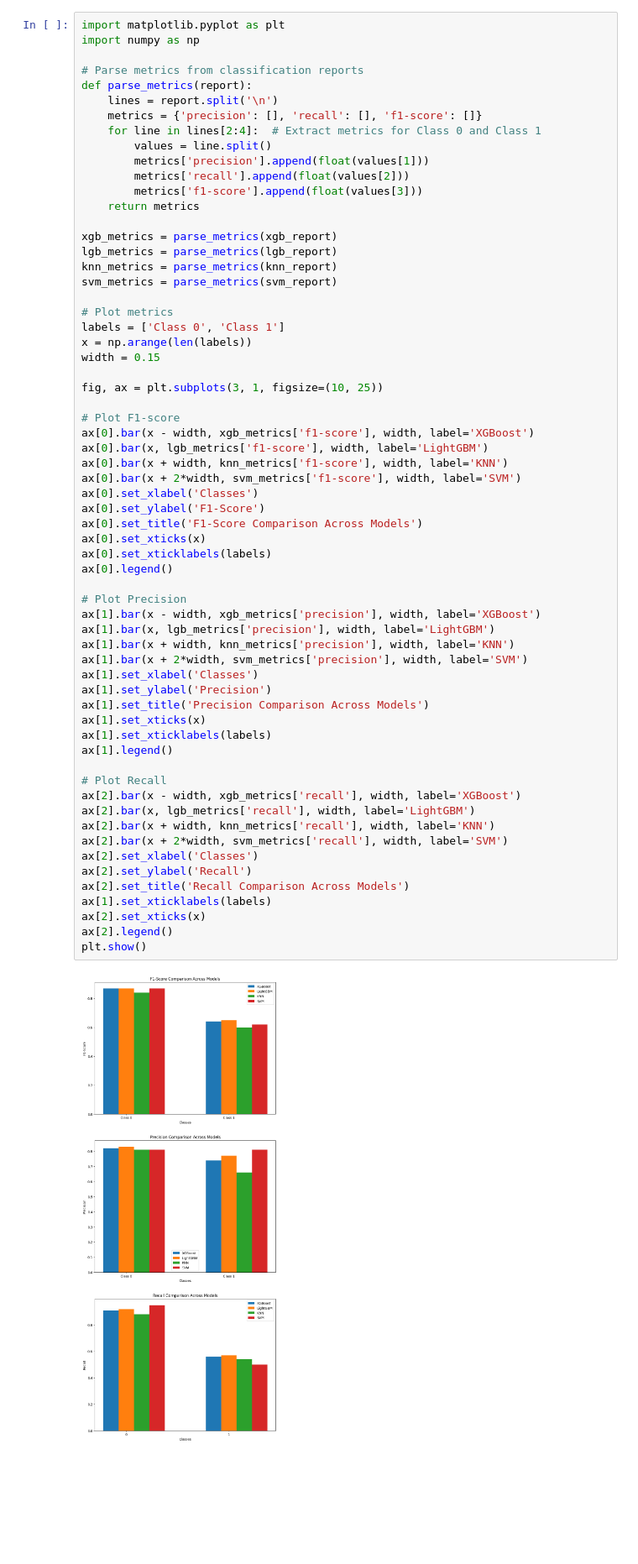
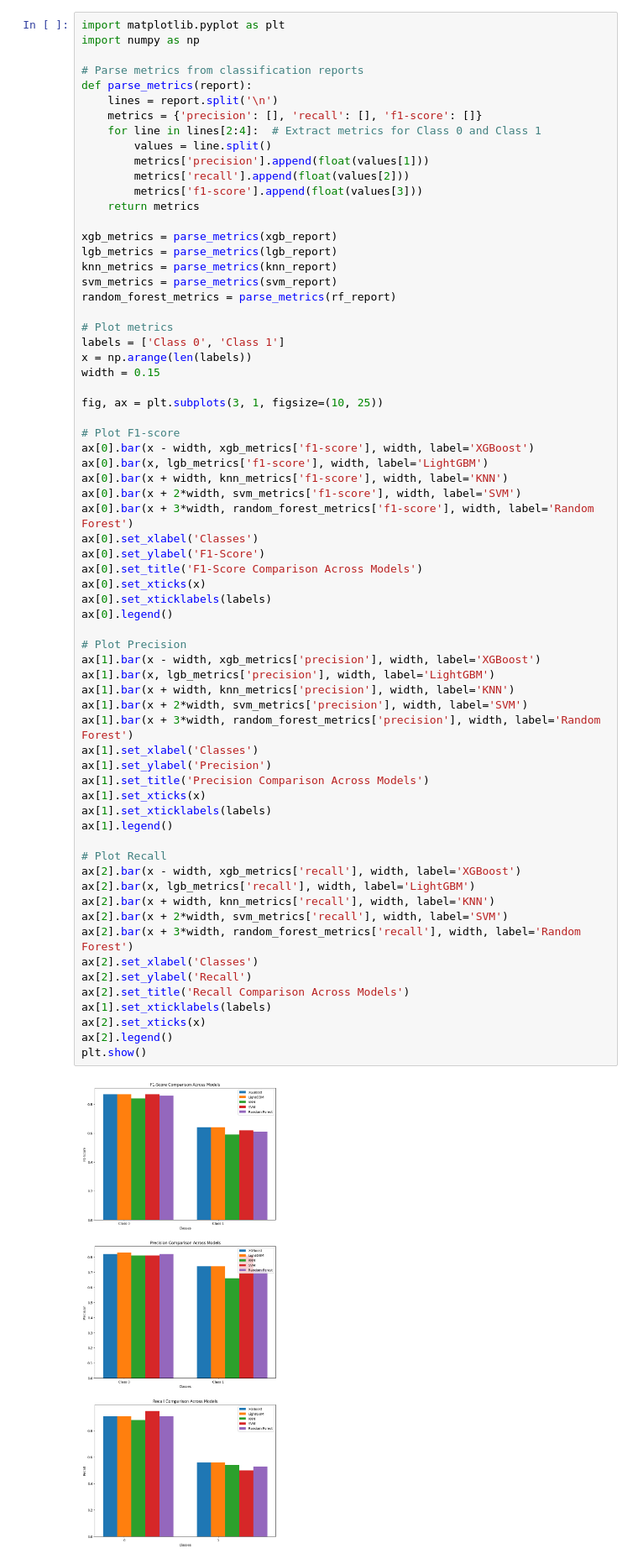
Before and after one commit to WojciechBarczynski/toxicity_prediction, a Jupyter notebook: baseline.ipynb, the cells around one changed output. Shown at 84% size. Cells and saved outputs as stored; diff of their text form; blank space fills up the shorter version.

Commit message:
Add random forest

```diff
--- a/baseline.ipynb
+++ b/baseline.ipynb
@@ -227,6 +302,7 @@ xgb_metrics = parse_metrics(xgb_report)
 lgb_metrics = parse_metrics(lgb_report)
 knn_metrics = parse_metrics(knn_report)
 svm_metrics = parse_metrics(svm_report)
+random_forest_metrics = parse_metrics(rf_report)
 
 # Plot metrics
 labels = ['Class 0', 'Class 1']
@@ -240,36 +316,39 @@ ax[0].bar(x - width, xgb_metrics['f1-score'], width, label='XGBoost')
 ax[0].bar(x, lgb_metrics['f1-score'], width, label='LightGBM')
 ax[0].bar(x + width, knn_metrics['f1-score'], width, label='KNN')
 ax[0].bar(x + 2*width, svm_metrics['f1-score'], width, label='SVM')
+ax[0].bar(x + 3*width, random_forest_metrics['f1-score'], width, label='Random Forest')
 ax[0].set_xlabel('Classes')
 ax[0].set_ylabel('F1-Score')
 ax[0].set_title('F1-Score Comparison Across Models')
 ax[0].set_xticks(x)
 ax[0].set_xticklabels(labels)
 ax[0].legend()
 
 # Plot Precision
 ax[1].bar(x - width, xgb_metrics['precision'], width, label='XGBoost')
 ax[1].bar(x, lgb_metrics['precision'], width, label='LightGBM')
 ax[1].bar(x + width, knn_metrics['precision'], width, label='KNN')
 ax[1].bar(x + 2*width, svm_metrics['precision'], width, label='SVM')
+ax[1].bar(x + 3*width, random_forest_metrics['precision'], width, label='Random Forest')
 ax[1].set_xlabel('Classes')
 ax[1].set_ylabel('Precision')
 ax[1].set_title('Precision Comparison Across Models')
 ax[1].set_xticks(x)
 ax[1].set_xticklabels(labels)
 ax[1].legend()
 
 # Plot Recall
 ax[2].bar(x - width, xgb_metrics['recall'], width, label='XGBoost')
 ax[2].bar(x, lgb_metrics['recall'], width, label='LightGBM')
 ax[2].bar(x + width, knn_metrics['recall'], width, label='KNN')
 ax[2].bar(x + 2*width, svm_metrics['recall'], width, label='SVM')
+ax[2].bar(x + 3*width, random_forest_metrics['recall'], width, label='Random Forest')
 ax[2].set_xlabel('Classes')
 ax[2].set_ylabel('Recall')
 ax[2].set_title('Recall Comparison Across Models')
 ax[1].set_xticklabels(labels)
 ax[2].set_xticks(x)
 ax[2].legend()
 plt.show()
 # %% [output]
-[figure, old version]
+[figure, new version]
```
Also changed, not shown: parts of 16 cells of this notebook, 8 other files.
